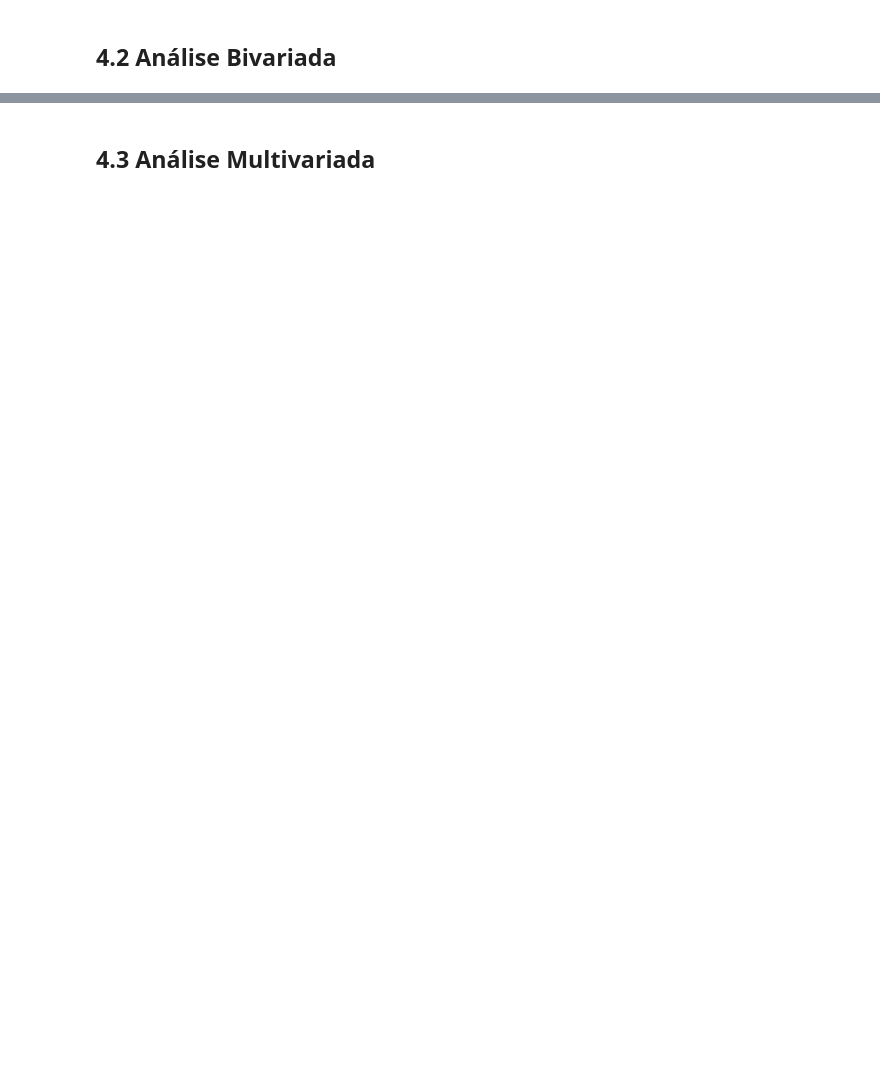
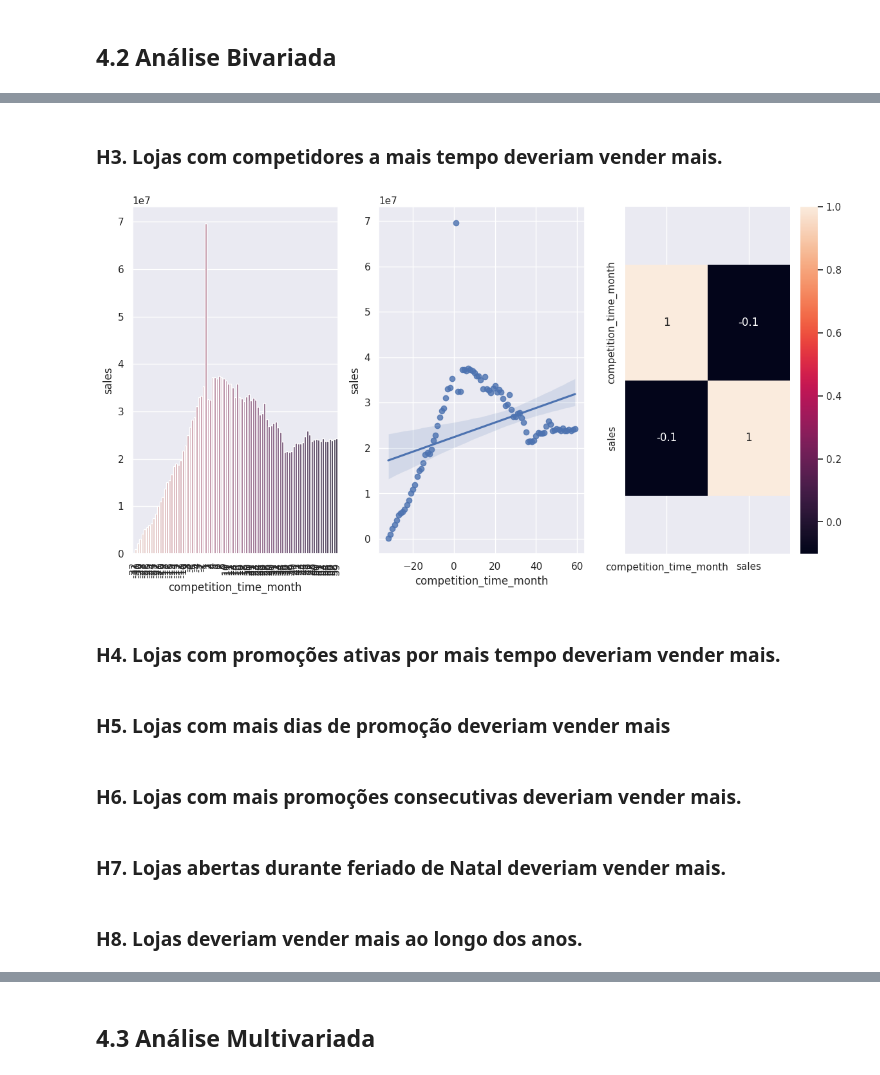
Before and after one commit to RicardoSemerene/DataScience_em_producao, a Jupyter notebook: m04_v01_store_sales_prediction.ipynb, the cells around one changed output, grey strips where cells are left out. Drawn from its saved outputs; the diff is of its cells as text; code cells hidden in the pictures; blank space fills up the shorter version.

```diff
--- a/m04_v01_store_sales_prediction.ipynb
+++ b/m04_v01_store_sales_prediction.ipynb
@@ -460,0 +472,30 @@ x.set_ylim(bottom+0.5, top-0.5);
+# %% [markdown]
+### H3. Lojas com competidores a mais tempo deveriam vender mais.
+# %%
+plt.figure(figsize=(14, 7))
+
+plt.subplot(1,3,1)
+aux1 = df4[['competition_time_month','sales']].groupby('competition_time_month').sum().reset_index()
+aux2 = aux1[(aux1['competition_time_month'] < 60) & (aux1['competition_time_month'] != 0)]
+sns.barplot(x='competition_time_month',y='sales',hue='competition_time_month',data=aux2, legend=False)
+plt.xticks(rotation=90);
+
+plt.subplot(1,3,2)
+sns.regplot(x='competition_time_month',y='sales', data=aux2)
+
+plt.subplot(1,3,3)
+x = sns.heatmap(aux1.corr(method='pearson'),annot=True);
+bottom,top = x.get_ylim()
+x.set_ylim(bottom+0.5, top-0.5);
+# %% [output]
+[figure, added]
+# %% [markdown]
+### H4. Lojas com promoções ativas por mais tempo deveriam vender mais.
+# %% [markdown]
+### H5. Lojas com mais dias de promoção deveriam vender mais
+# %% [markdown]
+### H6. Lojas com mais promoções consecutivas deveriam vender mais.
+# %% [markdown]
+### H7. Lojas abertas durante feriado de Natal deveriam vender mais.
+# %% [markdown]
+### H8. Lojas deveriam vender mais ao longo dos anos.
```
Also changed, not shown: parts of 38 cells of this notebook.
